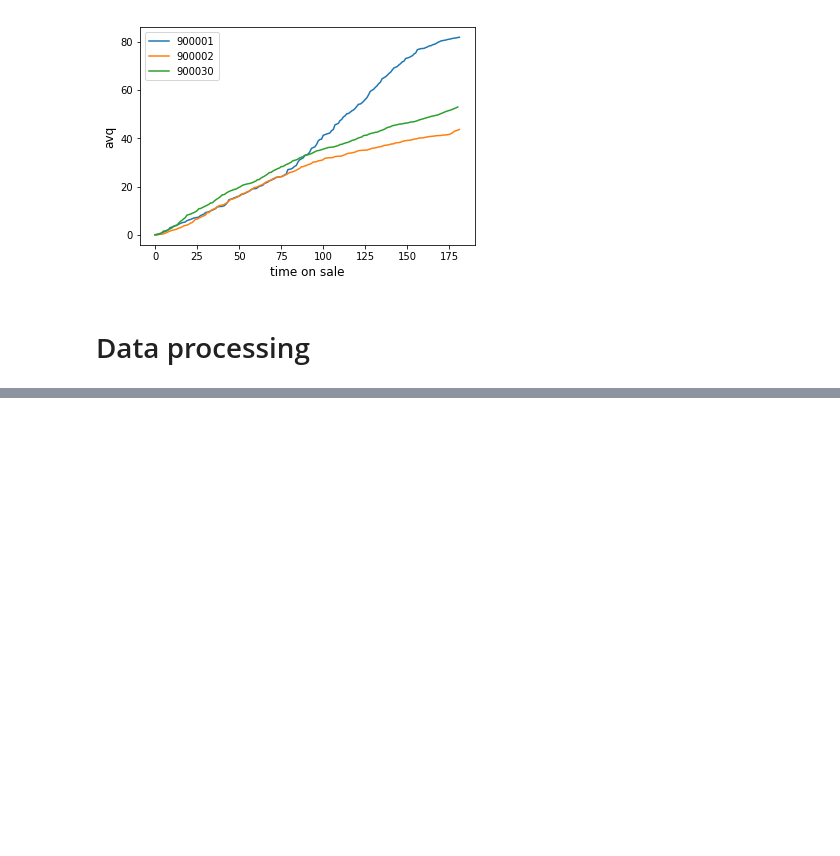
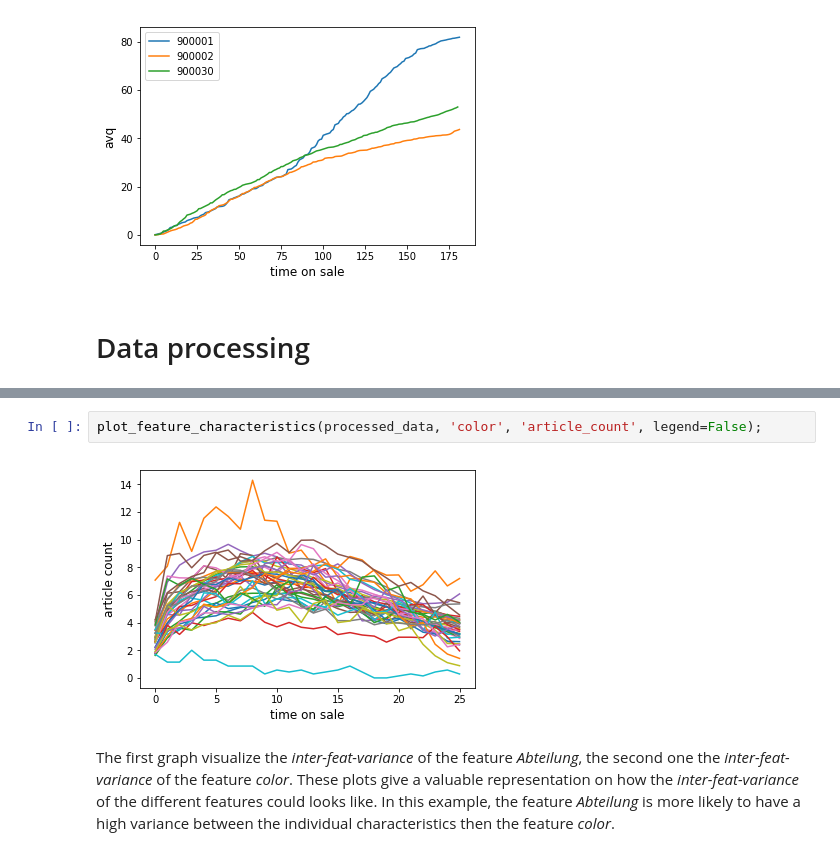
Before and after one commit to indyfree/tailor, a Jupyter notebook: notebooks/10-presentation-notebook.ipynb, the cells around one changed output, grey strips where cells are left out. Drawn from its saved outputs; the diff is of its cells as text; blank space fills up the shorter version.

```diff
--- a/notebooks/10-presentation-notebook.ipynb
+++ b/notebooks/10-presentation-notebook.ipynb
@@ -126,0 +221,8 @@ As part of this, we transform the different columns into specific datatypes:
+# %%
+plot_feature_characteristics(processed_data, 'color', 'article_count', legend=False);
+# %% [output]
+[figure, added]
+# %% [markdown]
+The first graph visualize the _inter-feat-variance_ of the feature _Abteilung_, the second one the _inter-feat-variance_ of the feature _color_.
+These plots give a valuable representation on how the _inter-feat-variance_ of the different features could looks like.
+In this example, the feature _Abteilung_ is more likely to have a high variance between the individual characteristics then the feature _color_.
```
Also changed, not shown: parts of 18 cells of this notebook, 1 other file.
